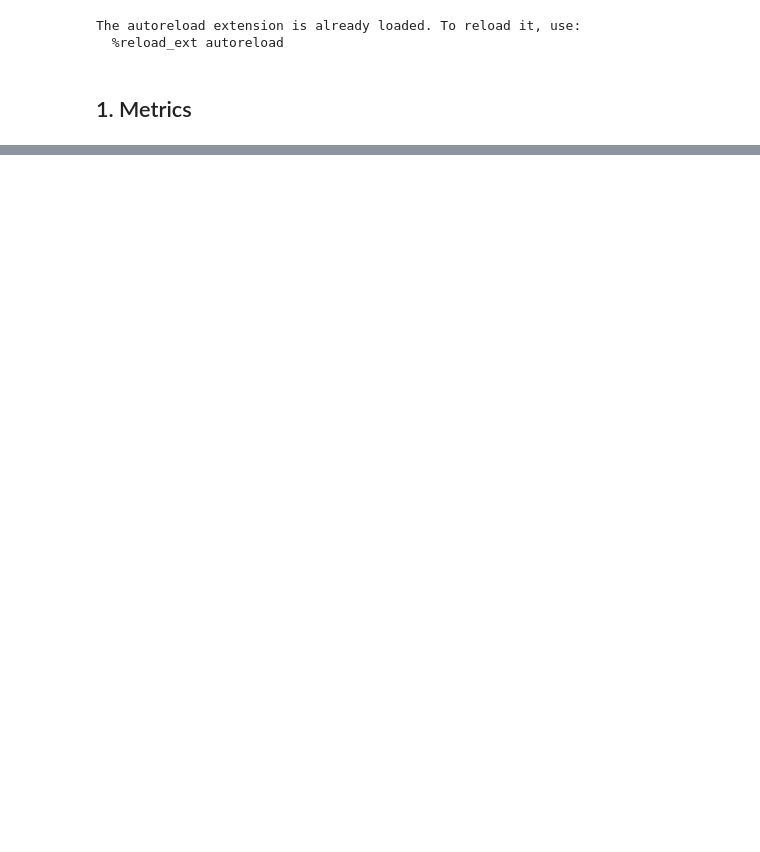
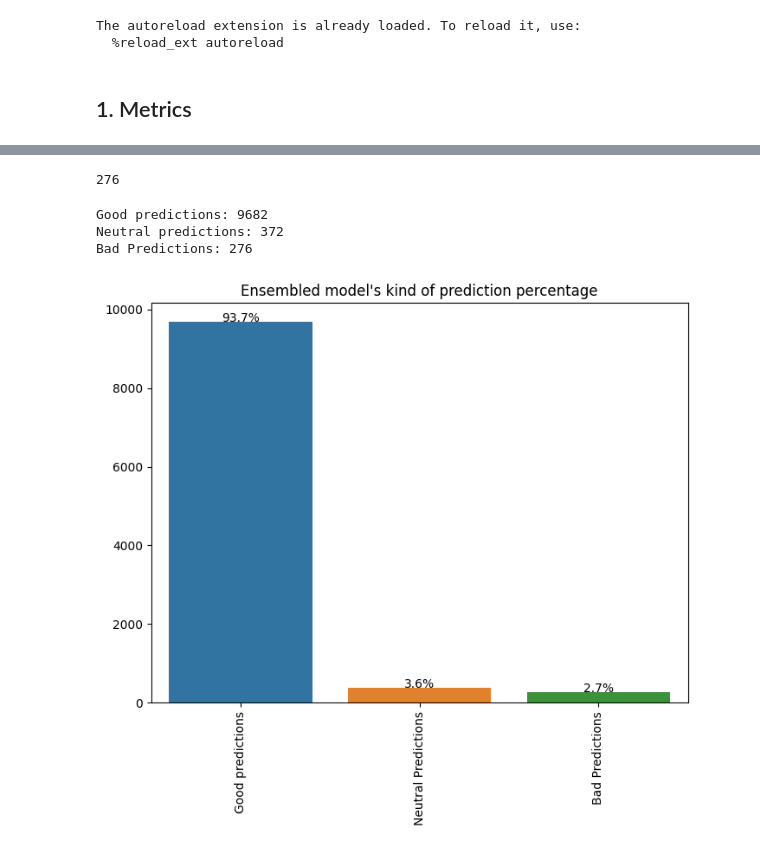
Before and after one commit to nachomartinezl/ecommerce-predictor, a Jupyter notebook: model_evaluation/ensemble_model_II.ipynb, the cells around one changed output, grey strips where cells are left out. Drawn from its saved outputs; the diff is of its cells as text; code cells hidden in the pictures; blank space fills up the shorter version.

```diff
--- a/model_evaluation/ensemble_model_II.ipynb
+++ b/model_evaluation/ensemble_model_II.ipynb
@@ -255,0 +104,7 @@ prediction
+# %%
+df_values_ens = pd.DataFrame(list(zip(
+                                      df_model_ens['dist'].value_counts(normalize=True).index.to_list(),
+                                      df_model_ens['dist'].value_counts(normalize=True).values.tolist()
+                                    )),
+                            columns=['Distance', 'Count'])
+df_values_ens
@@ -255,0 +119,42 @@ prediction
+# %%
+len(df_model_ens[df_model_ens['dist'] >= 4])
+# %% [output]
+276
+# %%
+bad_count = len(df_model_ens[df_model_ens['dist'] >= 4])
+neutral_count = len(df_model_ens[df_model_ens['dist'] == 3])
+good_count = len(df_model_ens[df_model_ens['dist'] <= 2])
+
+bad_pred_ens = round(df_values_ens['Count'].iloc[5]*100, 2)  + round(df_values_ens['Count'].iloc[4]*100, 2)
+neutral_pred_ens = round(df_values_ens['Count'].iloc[3]*100, 2)
+good_pred_ens = round(df_values_ens['Count'].iloc[2]*100, 2)  + round(df_values_ens['Count'].iloc[1]*100, 2) + round(df_values_ens['Count'].iloc[0]*100, 2)
+
+type_of_pred = ["Good predictions", "Neutral Predictions", "Bad Predictions"]
+# %%
+print(f"""
+Good predictions: {good_count}
+Neutral predictions: {neutral_count}
+Bad Predictions: {bad_count}
+""")
+
+
+f = plt.figure(figsize=(8, 6))
+x = type_of_pred
+y = [good_count, neutral_count, bad_count]
+percentage = [good_pred_ens, neutral_pred_ens, bad_pred_ens]
+
+ax = sns.barplot(x=x, y=y)
+patches = ax.patches
+for i in range(len(patches)):
+   x = patches[i].get_x() + patches[i].get_width()/2
+   y = patches[i].get_height()+.05
+   ax.annotate('{:.1f}%'.format(percentage[i]), (x, y), ha='center')
+plt.xticks(rotation=90)
+
+plt.title("""Ensembled model's kind of prediction percentage""")
+plt.show()
+# %% [output]
+Good predictions: 9682
+Neutral predictions: 372
+Bad Predictions: 276
+[figure, added]
```
Also changed, not shown: parts of 51 cells of this notebook, 15 other files.
